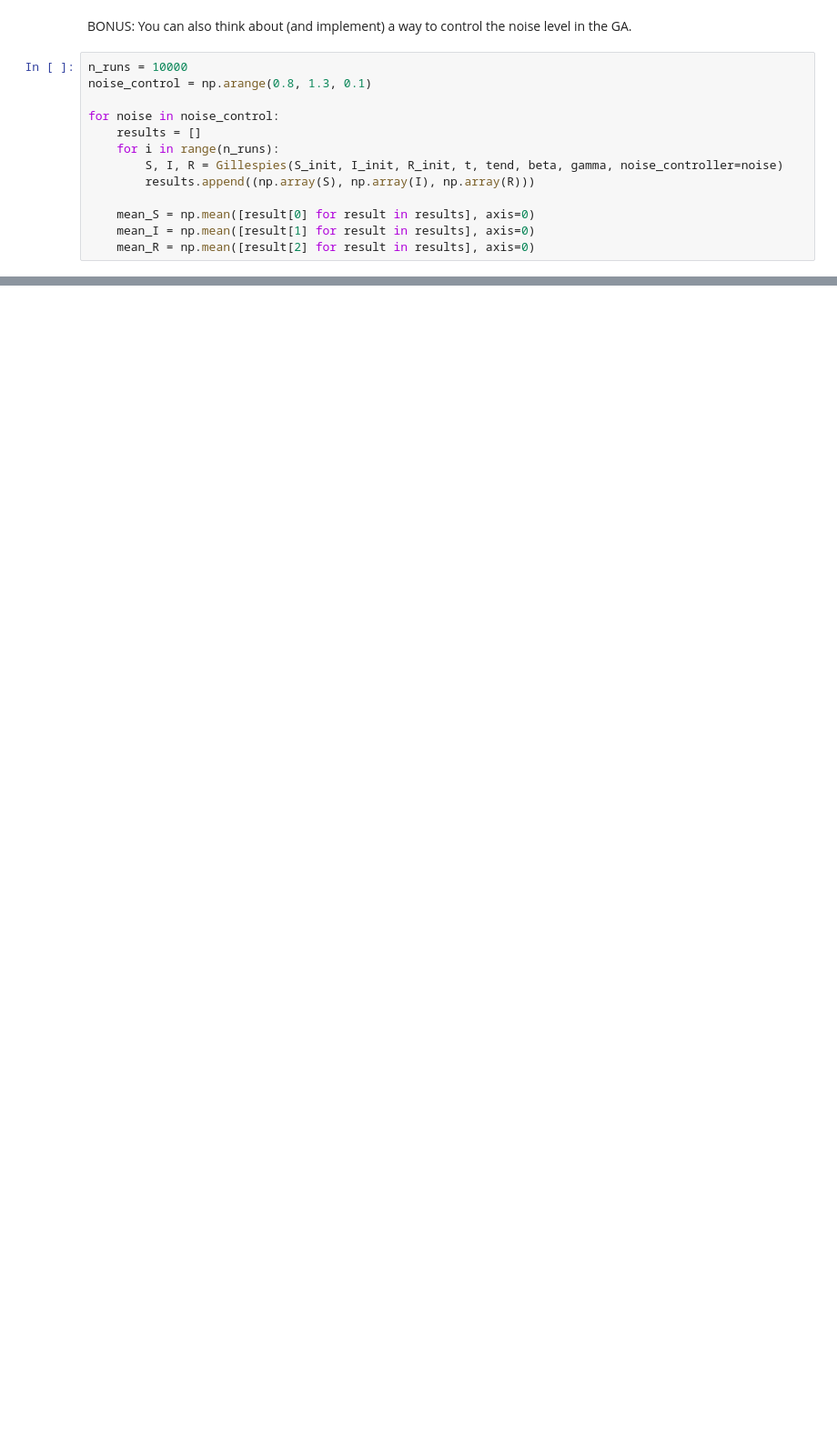
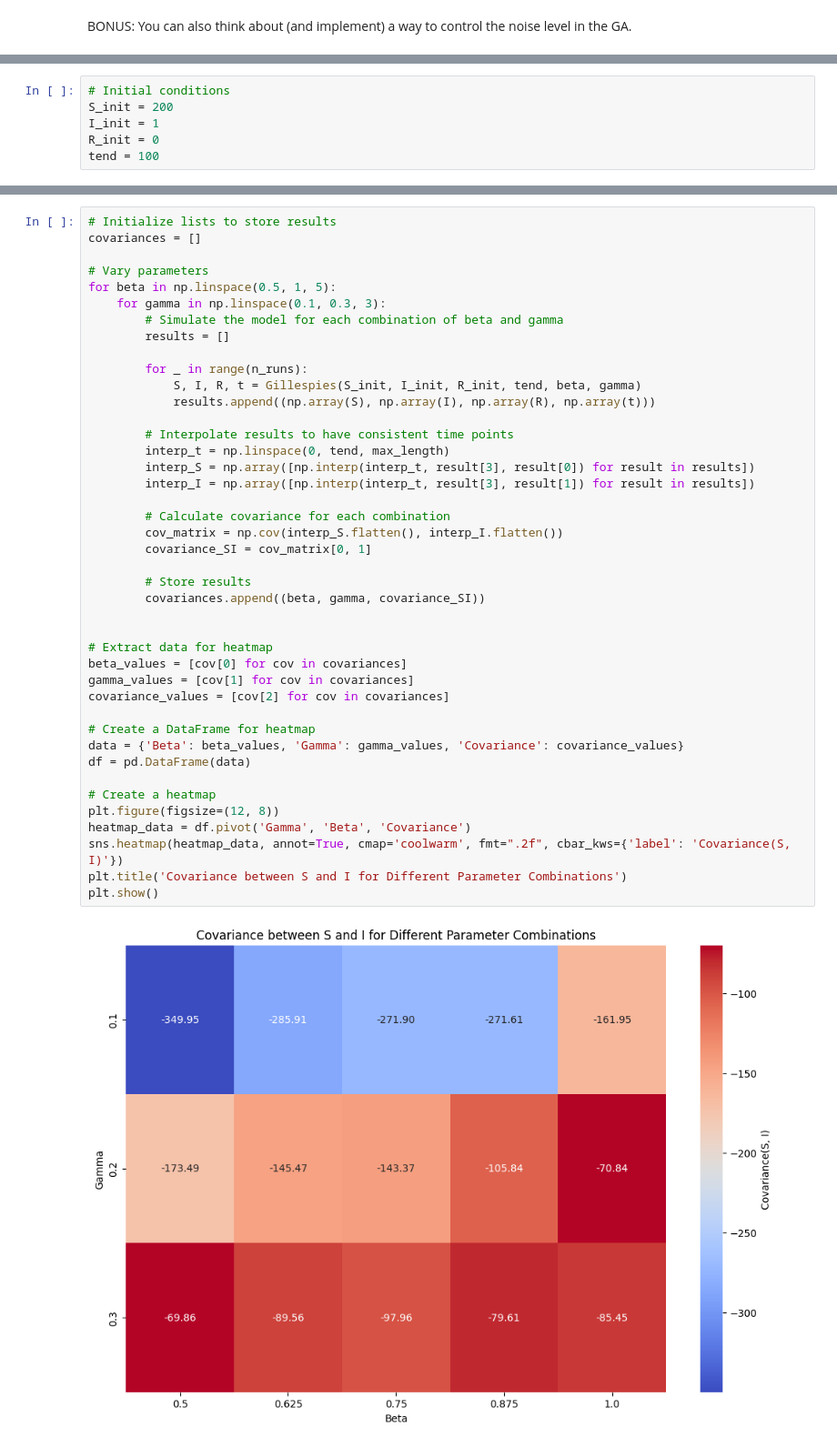
Before and after one commit to NitaiNijholt/CLSassignment2, a Jupyter notebook: assingnment_K.ipynb, the cells around one changed output, grey strips where cells are left out. Shown at 91% size. Saved outputs shown, nothing was run; the diff lists cells and outputs as text; blank space fills up the shorter version.

```diff
--- a/assingnment_K.ipynb
+++ b/assingnment_K.ipynb
@@ -136,16 +163,3 @@ fig.savefig('Residuals Gillespies vs. deterministic SIR.png')
 # %% [markdown]
 BONUS: You can also think about (and implement) a way to control the noise level in
 the GA.
-# %%
-n_runs = 10000
-noise_control = np.arange(0.8, 1.3, 0.1)
-
-for noise in noise_control:
-    results = []
-    for i in range(n_runs):
-        S, I, R = Gillespies(S_init, I_init, R_init, t, tend, beta, gamma, noise_controller=noise)
-        results.append((np.array(S), np.array(I), np.array(R)))
-
-    mean_S = np.mean([result[0] for result in results], axis=0)
-    mean_I = np.mean([result[1] for result in results], axis=0)
-    mean_R = np.mean([result[2] for result in results], axis=0)
@@ -151,0 +181,6 @@ for noise in noise_control:
+# %%
+# Initial conditions
+S_init = 200
+I_init = 1
+R_init = 0
+tend = 100
@@ -151,0 +266,44 @@ for noise in noise_control:
+# %%
+# Initialize lists to store results
+covariances = []
+
+# Vary parameters
+for beta in np.linspace(0.5, 1, 5):
+    for gamma in np.linspace(0.1, 0.3, 3):
+        # Simulate the model for each combination of beta and gamma
+        results = []
+
+        for _ in range(n_runs):
+            S, I, R, t = Gillespies(S_init, I_init, R_init, tend, beta, gamma)
+            results.append((np.array(S), np.array(I), np.array(R), np.array(t)))
+
+        # Interpolate results to have consistent time points
+        interp_t = np.linspace(0, tend, max_length)
+        interp_S = np.array([np.interp(interp_t, result[3], result[0]) for result in results])
+        interp_I = np.array([np.interp(interp_t, result[3], result[1]) for result in results])
+
+        # Calculate covariance for each combination
+        cov_matrix = np.cov(interp_S.flatten(), interp_I.flatten())
+        covariance_SI = cov_matrix[0, 1]
+
+        # Store results
+        covariances.append((beta, gamma, covariance_SI))
+
+
+# Extract data for heatmap
+beta_values = [cov[0] for cov in covariances]
+gamma_values = [cov[1] for cov in covariances]
+covariance_values = [cov[2] for cov in covariances]
+
+# Create a DataFrame for heatmap
+data = {'Beta': beta_values, 'Gamma': gamma_values, 'Covariance': covariance_values}
+df = pd.DataFrame(data)
+
+# Create a heatmap
+plt.figure(figsize=(12, 8))
+heatmap_data = df.pivot('Gamma', 'Beta', 'Covariance')
+sns.heatmap(heatmap_data, annot=True, cmap='coolwarm', fmt=".2f", cbar_kws={'label': 'Covariance(S, I)'})
+plt.title('Covariance between S and I for Different Parameter Combinations')
+plt.show()
+# %% [output]
+[figure, added]
```
Also changed, not shown: parts of 9 cells of this notebook, 2 other files.
